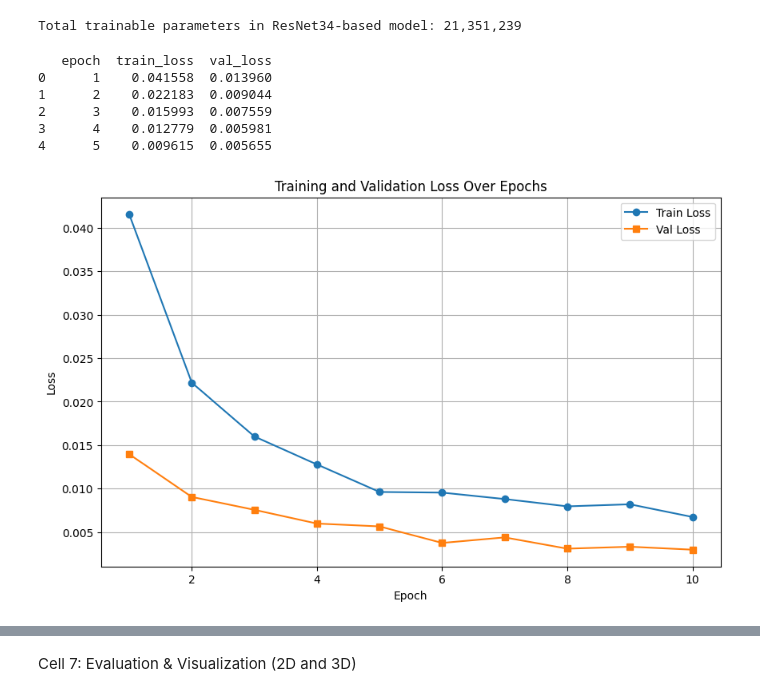
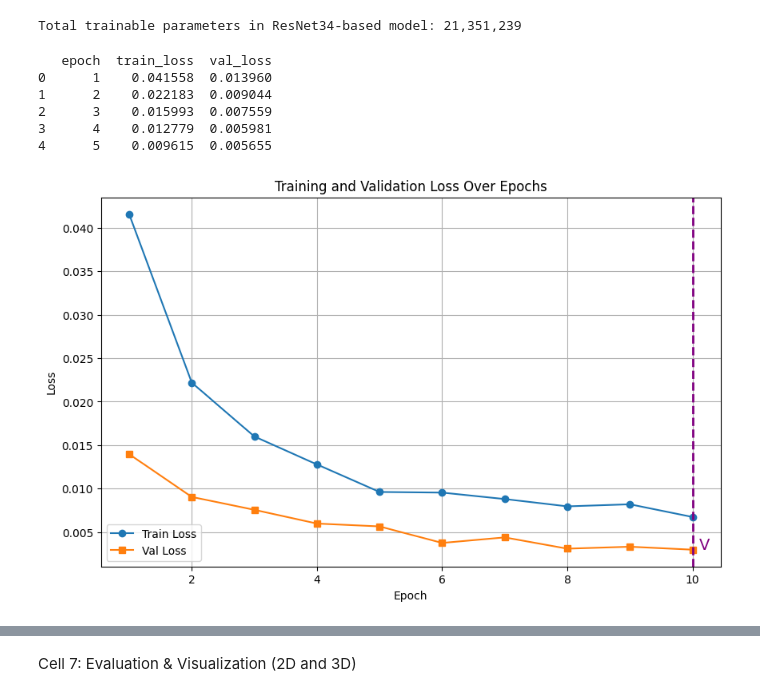
Before and after one commit to shubhamt2897/DL_BB, a Jupyter notebook: DL_RS34_Bounding_Box.ipynb, the cells around one changed output, grey strips where cells are left out. Saved outputs shown, nothing was run; the diff lists cells and outputs as text; code cells hidden in the pictures.

```diff
--- a/DL_RS34_Bounding_Box.ipynb
+++ b/DL_RS34_Bounding_Box.ipynb
@@ -342,25 +342,33 @@ Total trainable parameters in ResNet34-based model: 21,351,239
 # %%
 import pandas as pd
 import matplotlib.pyplot as plt
 
 # Load training metrics from CSV (assumed filename: training_metrics.csv)
 metrics_df = pd.read_csv('training_metrics.csv')
 print(metrics_df.head())
 
+# Determine best epoch (lowest validation loss)
+best_epoch = metrics_df.loc[metrics_df['val_loss'].idxmin(), 'epoch']
+
 plt.figure(figsize=(10, 6))
 plt.plot(metrics_df['epoch'], metrics_df['train_loss'], marker='o', label='Train Loss')
 plt.plot(metrics_df['epoch'], metrics_df['val_loss'], marker='s', label='Val Loss')
 plt.xlabel('Epoch')
 plt.ylabel('Loss')
 plt.title('Training and Validation Loss Over Epochs')
 plt.legend()
+
+# Add a vertical line at the best epoch with a label "V"
+plt.axvline(x=best_epoch, color='purple', linestyle='--', linewidth=2, label=f'Best Epoch: {best_epoch}')
+plt.text(best_epoch + 0.1, metrics_df['val_loss'].min(), 'V', color='purple', fontsize=14)
+
 plt.grid(True)
 plt.show()
 # %% [output]
    epoch  train_loss  val_loss
 0      1    0.041558  0.013960
 1      2    0.022183  0.009044
 2      3    0.015993  0.007559
 3      4    0.012779  0.005981
 4      5    0.009615  0.005655
-[figure, old version]
+[figure, new version]
```
Also changed, not shown: parts of 2 cells of this notebook.
